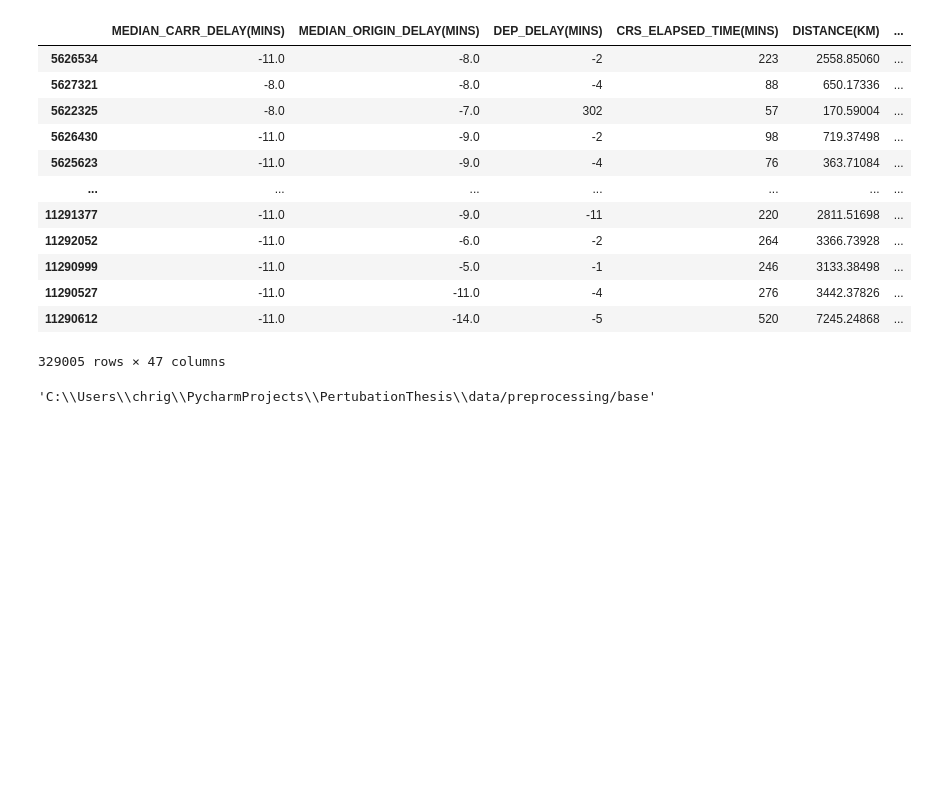
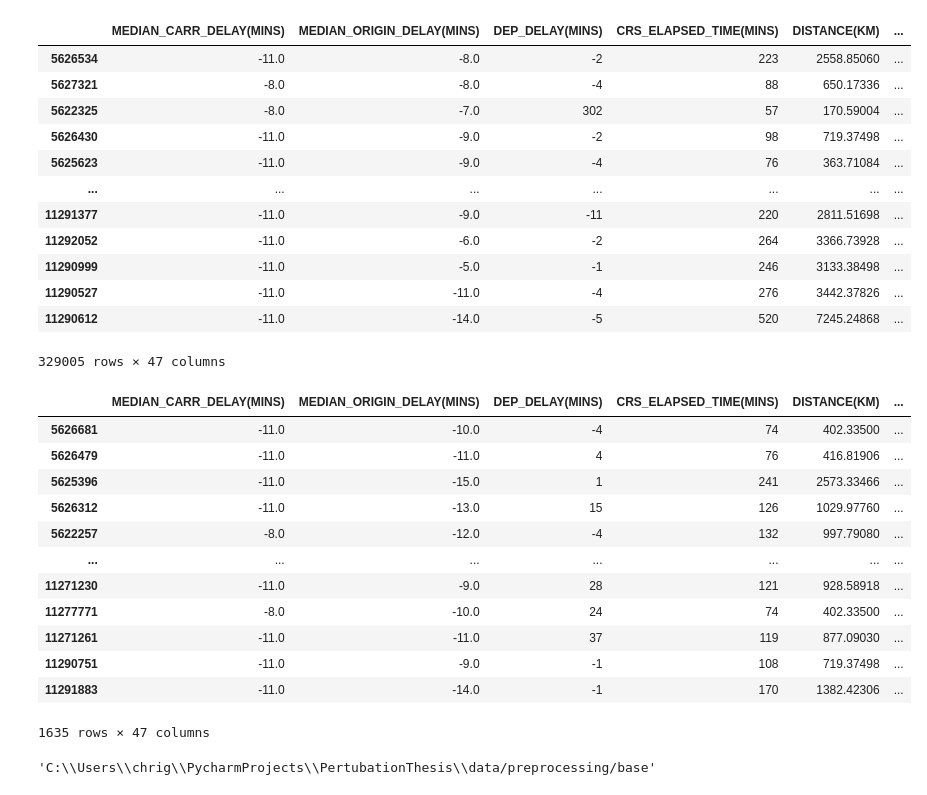
Before and after one commit to chrigHub/PertubationThesis, a Jupyter notebook: main/preprocessing/01_target_creation.ipynb, the cells around one changed output. Drawn from its saved outputs; the diff is of its cells as text; code cells hidden in the pictures; blank space fills up the shorter version.

```diff
--- a/main/preprocessing/01_target_creation.ipynb
+++ b/main/preprocessing/01_target_creation.ipynb
@@ -81,6 +81,22 @@ data
 | 11290527 | -11.0 | -11.0 | -4 | 276 | 3442.37826 | ... |
 | 11290612 | -11.0 | -14.0 | -5 | 520 | 7245.24868 | ... |
 329005 rows × 47 columns
+# %%
+data[data.ARR_DELAY_MINS == 15]
+# %% [output]
+|  | MEDIAN_CARR_DELAY(MINS) | MEDIAN_ORIGIN_DELAY(MINS) | DEP_DELAY(MINS) | CRS_ELAPSED_TIME(MINS) | DISTANCE(KM) | ... |
+| 5626681 | -11.0 | -10.0 | -4 | 74 | 402.33500 | ... |
+| 5626479 | -11.0 | -11.0 | 4 | 76 | 416.81906 | ... |
+| 5625396 | -11.0 | -15.0 | 1 | 241 | 2573.33466 | ... |
+| 5626312 | -11.0 | -13.0 | 15 | 126 | 1029.97760 | ... |
+| 5622257 | -8.0 | -12.0 | -4 | 132 | 997.79080 | ... |
+| ... | ... | ... | ... | ... | ... | ... |
+| 11271230 | -11.0 | -9.0 | 28 | 121 | 928.58918 | ... |
+| 11277771 | -8.0 | -10.0 | 24 | 74 | 402.33500 | ... |
+| 11271261 | -11.0 | -11.0 | 37 | 119 | 877.09030 | ... |
+| 11290751 | -11.0 | -9.0 | -1 | 108 | 719.37498 | ... |
+| 11291883 | -11.0 | -14.0 | -1 | 170 | 1382.42306 | ... |
+1635 rows × 47 columns
 # %%
 OUTPUT_FOLDER
 # %% [output]
```
Also changed, not shown: 6 other files.
